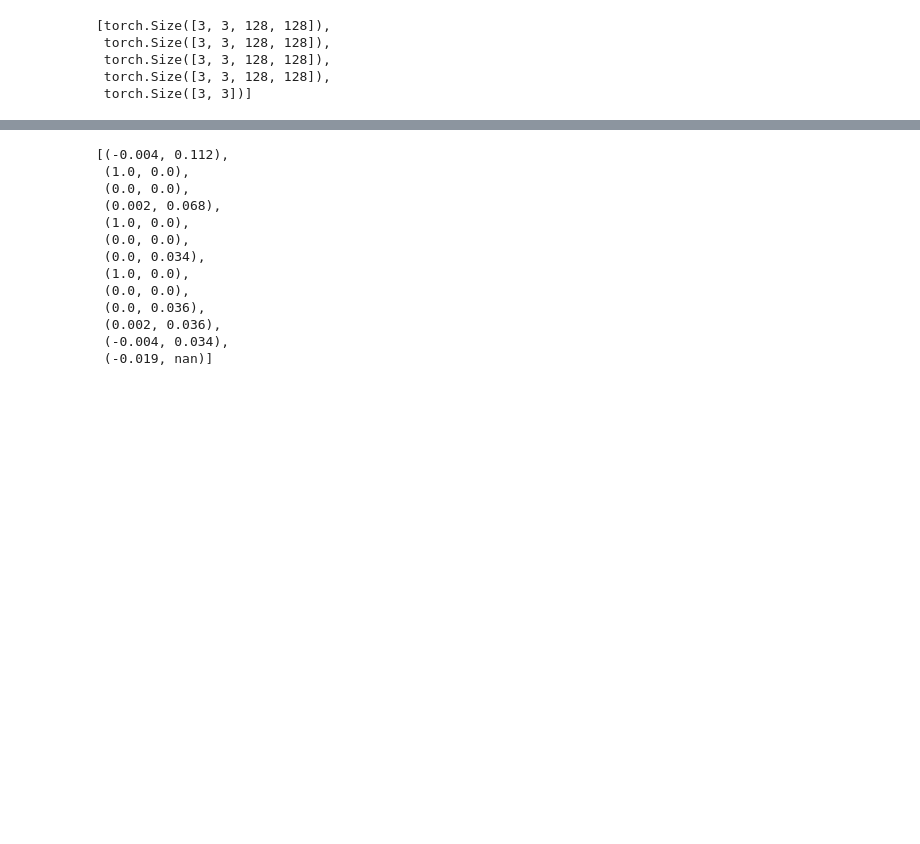
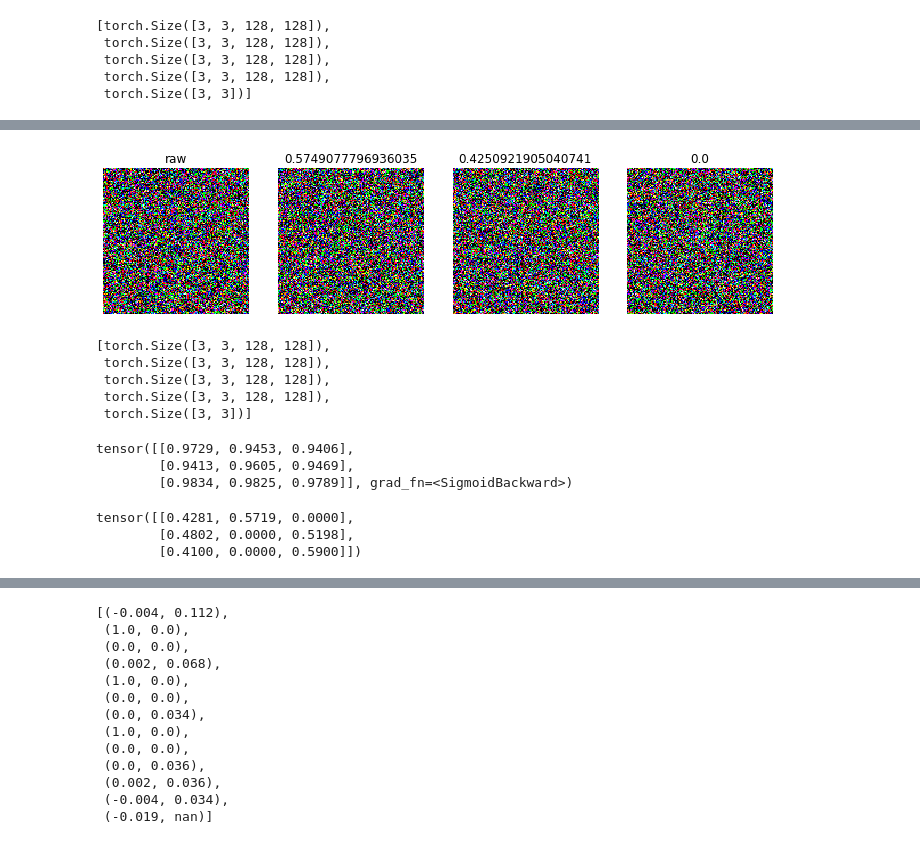
Before and after one commit to hdmamin/self-supervised-vision-exp, a Jupyter notebook: notebooks/nb03-lightning-first-test.ipynb, the cells around one changed output, grey strips where cells are left out. Cells and saved outputs as stored; diff of their text form; code cells hidden in the pictures; blank space fills up the shorter version.

```diff
--- a/notebooks/nb03-lightning-first-test.ipynb
+++ b/notebooks/nb03-lightning-first-test.ipynb
@@ -547,0 +602,13 @@ tensor([[0.2288, 0.7712, 0.0000],
+# %%
+show_images(x, titles=['raw']+y.tolist())
+# %% [output]
+[figure, added]
+# %%
+*xb, yb = next(iter(dlt))
+smap(*xb, yb)
+# %% [output]
+[torch.Size([3, 3, 128, 128]),
+ torch.Size([3, 3, 128, 128]),
+ torch.Size([3, 3, 128, 128]),
+ torch.Size([3, 3, 128, 128]),
+ torch.Size([3, 3])]
@@ -547,0 +625,12 @@ tensor([[0.2288, 0.7712, 0.0000],
+# %%
+net(*xb)
+# %% [output]
+tensor([[0.9729, 0.9453, 0.9406],
+        [0.9413, 0.9605, 0.9469],
+        [0.9834, 0.9825, 0.9789]], grad_fn=<SigmoidBackward>)
+# %%
+yb
+# %% [output]
+tensor([[0.4281, 0.5719, 0.0000],
+        [0.4802, 0.0000, 0.5198],
+        [0.4100, 0.0000, 0.5900]])
```
Also changed, not shown: parts of 31 cells of this notebook, 4 other files.
